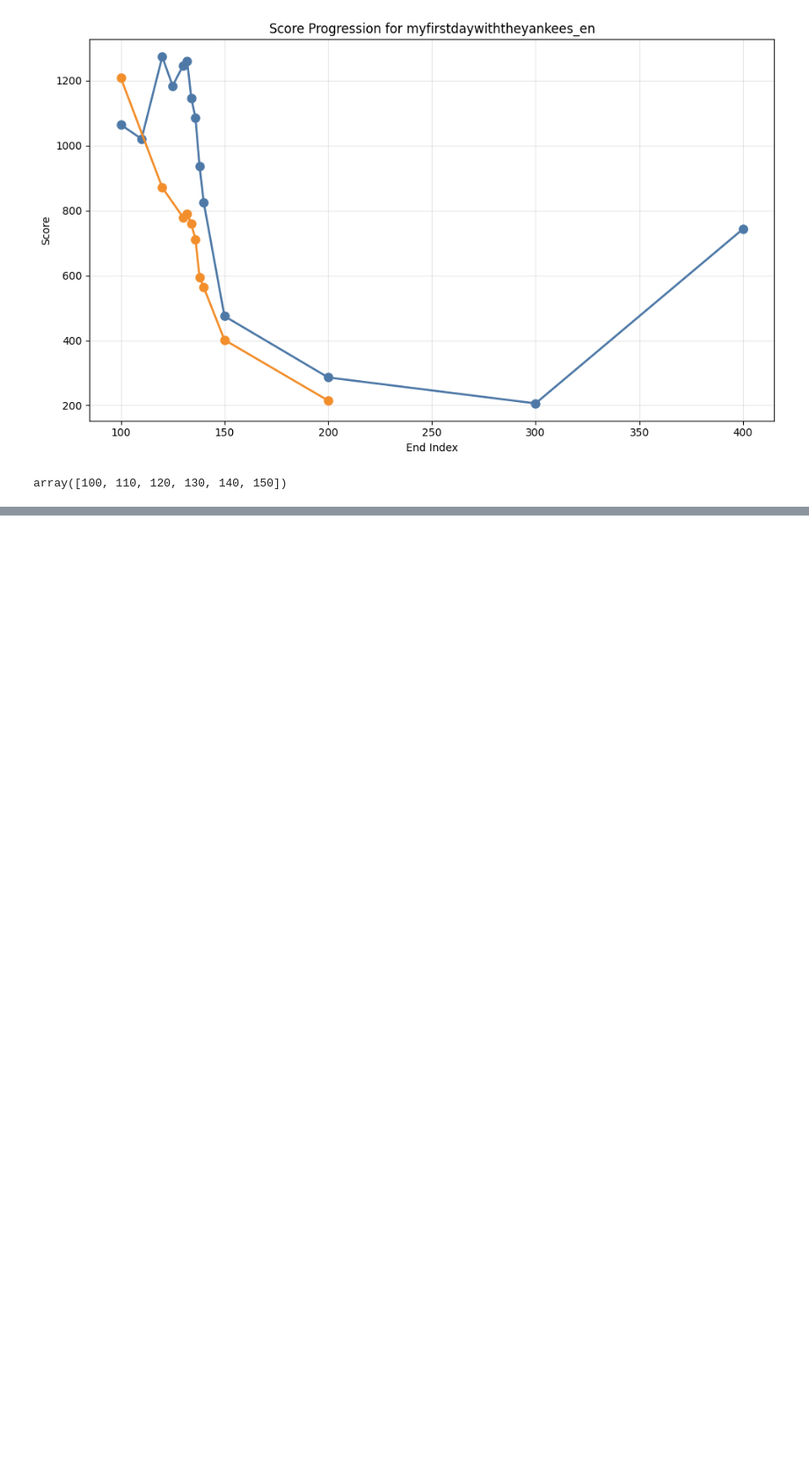
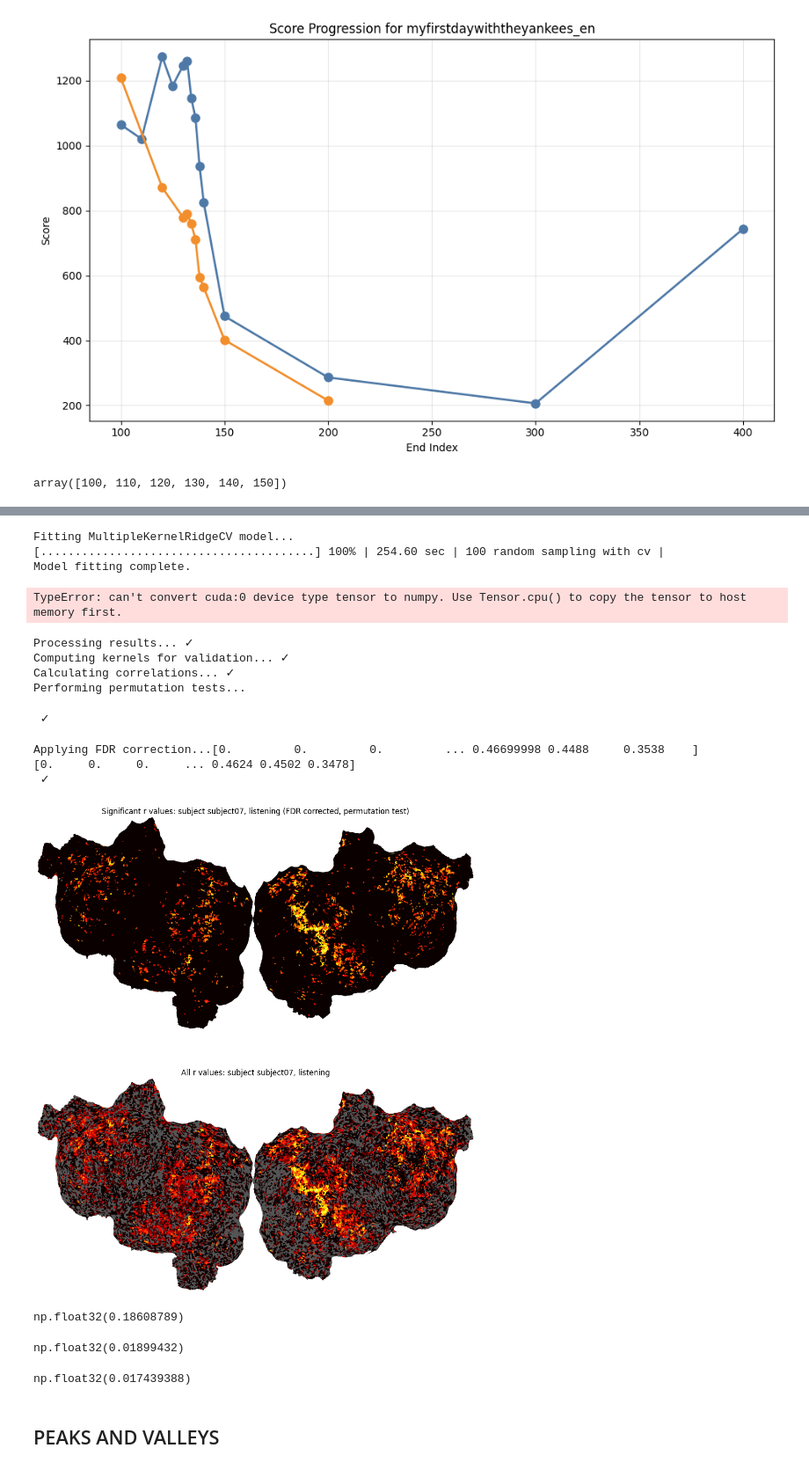
Before and after one commit to SimoneEsposito-Git/grammar-brain-lm, a Jupyter notebook: scripts/explorer.ipynb, the cells around one changed output, grey strips where cells are left out. Shown at 88% size. Drawn from its saved outputs; the diff is of its cells as text; code cells hidden in the pictures; blank space fills up the shorter version.

```diff
--- a/scripts/explorer.ipynb
+++ b/scripts/explorer.ipynb
@@ -1120,0 +1167,70 @@ plot_correlation_on_flatmap(subject, 'listening', 'eng1000', r, r_sig, root_dir/
+# %%
+results = perform_group_ridge(
+    X_trn,
+    Y_trn,
+    groups,
+    story_ids,
+    np.logspace(-10, 10, 21),
+    use_keys
+)
+# %% [output]
+Fitting MultipleKernelRidgeCV model...
+[........................................] 100% | 254.60 sec | 100 random sampling with cv |
+Model fitting complete.
+# %%
+np.savez(
+    root_dir / 'data_slices_baseline.npz',
+    results=results,
+    X_trn=X_trn,
+    Y_trn=Y_trn,
+    X_val=X_val,
+    Y_val=Y_val,
+    groups=groups,
+    story_ids=story_ids
+)
+# %% [output]
+TypeError: can't convert cuda:0 device type tensor to numpy. Use Tensor.cpu() to copy the tensor to host memory first.
+# %%
+r, r2, pvalues = results_processing(results, X_val, X_trn, Y_val, groups, use_keys)
+# %% [output]
+Processing results... ✓
+Computing kernels for validation... ✓
+Calculating correlations... ✓
+Performing permutation tests...
+ ✓
+# %%
+fdr = apply_fdr_correction(pvalues)
+# %% [output]
+Applying FDR correction...[0.         0.         0.         ... 0.46699998 0.4488     0.3538    ]
+[0.     0.     0.     ... 0.4624 0.4502 0.3478]
+ ✓
+# %%
+r_sig = np.zeros_like(r)
+r_sig[fdr['r']['included_voxels_indices']] = r[fdr['r']['included_voxels_indices']]
+# %%
+plot_correlation_on_flatmap(
+    subject,
+    'listening',
+    'baseline',
+    r,
+    r_sig,
+    root_dir/config.DEFAULT_MAPPER_PATH,
+    False,
+    False
+)
+# %% [output]
+[figure, added]
+# %%
+np.nanmean(r_sig)
+# %% [output]
+np.float32(0.18608789)
+# %%
+np.nanmean(r)
+# %% [output]
+np.float32(0.01899432)
+# %%
+np.nanmean(r_e1000)
+# %% [output]
+np.float32(0.017439388)
+# %% [markdown]
+## PEAKS AND VALLEYS
```
Also changed, not shown: parts of 25 cells of this notebook, 3 other files.
